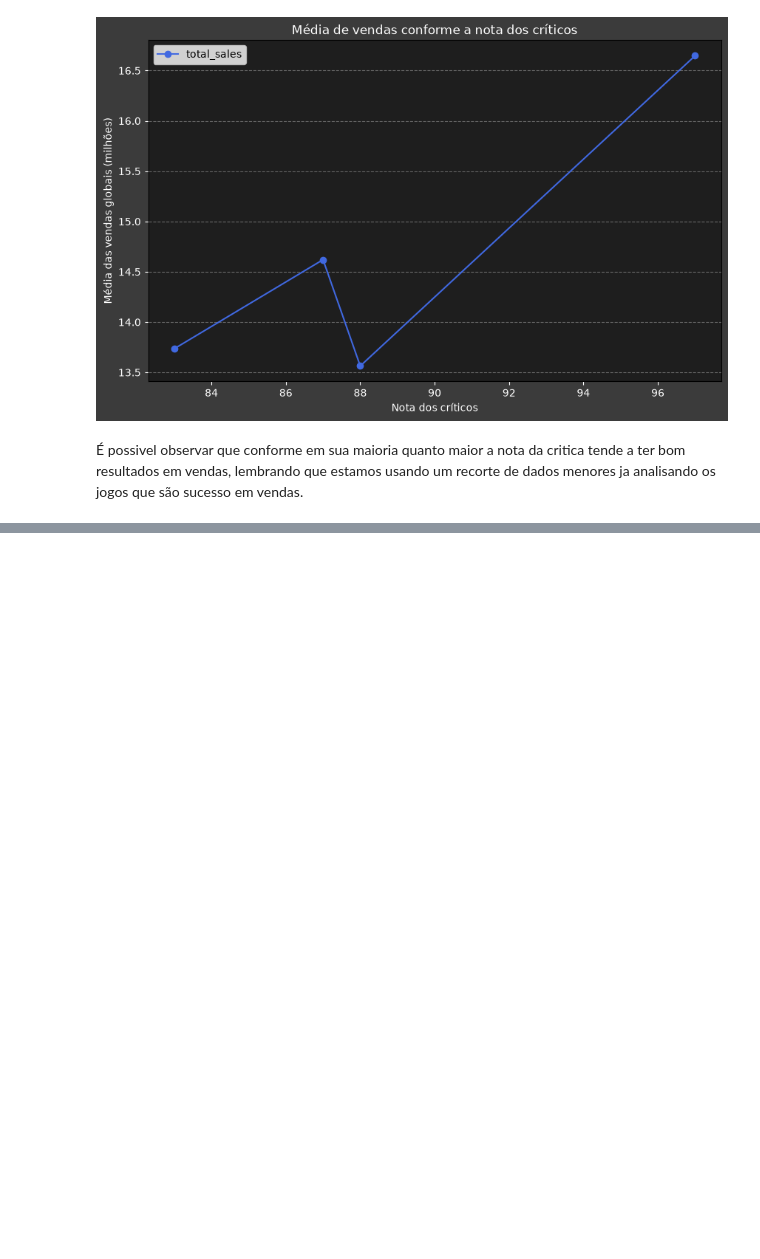
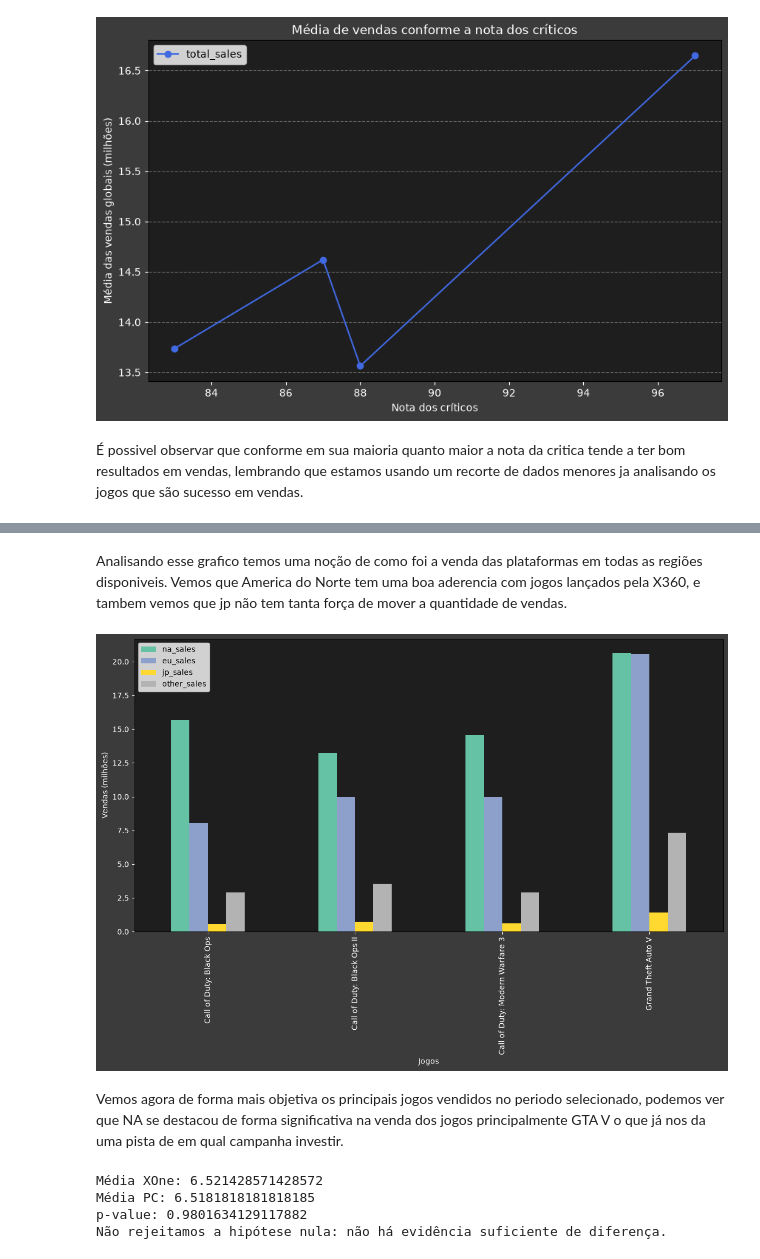
Before and after one commit to higorlu2023-design/projeto_games_integrado, a Jupyter notebook: Notebooks/EDA.ipynb, the cells around one changed output, grey strips where cells are left out. Drawn from its saved outputs; the diff is of its cells as text; code cells hidden in the pictures; blank space fills up the shorter version.

Commit message:
Atualização final notebook e Readme

```diff
--- a/Notebooks/EDA.ipynb
+++ b/Notebooks/EDA.ipynb
@@ -718,0 +747,65 @@ plt.show()
+# %% [markdown]
+Analisando esse grafico temos uma noção de como foi a venda das plataformas em todas as regiões disponiveis. Vemos que America do Norte tem uma boa aderencia com jogos lançados pela X360, e tambem vemos que jp não tem tanta força de mover a quantidade de vendas.
+# %%
+colunas_regioes = ['na_sales', 'eu_sales', 'jp_sales', 'other_sales']
+
+vendas_jogos_regiao = (
+    df_jogos_escolhidos.groupby('name')[colunas_regioes]
+      .sum()
+)
+
+grafico_filter = vendas_jogos_regiao.plot(
+    kind='bar',
+    figsize=(14, 7),
+    colormap='Set2',
+    xlabel='Jogos',
+    ylabel='Vendas (milhões)'
+)
+grafico_filter.set_facecolor('#1e1e1e')
+grafico_filter.figure.set_facecolor("#3b3b3b")
+grafico_filter.tick_params(colors='white')
+grafico_filter.xaxis.label.set_color('white')
+grafico_filter.yaxis.label.set_color('white')
+grafico_filter.title.set_color('white')
+# %% [output]
+[figure, added]
+# %% [markdown]
+Vemos agora de forma mais objetiva os principais jogos vendidos no periodo selecionado, podemos ver que NA se destacou de forma significativa na venda dos jogos principalmente GTA V o que já nos da uma pista de em qual campanha investir.
+# %%
+#Realizando alguns teste de hipoteses
+#As classificações médias dos usuários das plataformas Xbox One e PC são as mesmas?
+#H₀: a média das avaliações dos usuários da plataforma XOne é igual à média das avaliações dos usuários da plataforma PC.
+#H₁: a média das avaliações dos usuários da plataforma XOne é diferente da média das avaliações dos usuários da plataforma PC.
+from scipy import stats
+
+alpha = 0.05
+
+notas_xone = df_atual_filter.loc[
+    df_atual_filter['platform'] == 'XOne',
+    'user_score'
+].dropna()
+
+notas_pc = df_atual_filter.loc[
+    df_atual_filter['platform'] == 'PC',
+    'user_score'
+].dropna()
+
+resultado_xone_pc = stats.ttest_ind(
+    notas_xone,
+    notas_pc,
+    equal_var=False
+)
+
+print('Média XOne:', notas_xone.mean())
+print('Média PC:', notas_pc.mean())
+print('p-value:', resultado_xone_pc.pvalue)
+
+if resultado_xone_pc.pvalue < alpha:
+    print('Rejeitamos a hipótese nula: as médias são diferentes.')
+else:
+    print('Não rejeitamos a hipótese nula: não há evidência suficiente de diferença.')
+# %% [output]
+Média XOne: 6.521428571428572
+Média PC: 6.5181818181818185
+p-value: 0.9801634129117882
+Não rejeitamos a hipótese nula: não há evidência suficiente de diferença.
```
Also changed, not shown: parts of 6 cells of this notebook, 1 other file.
